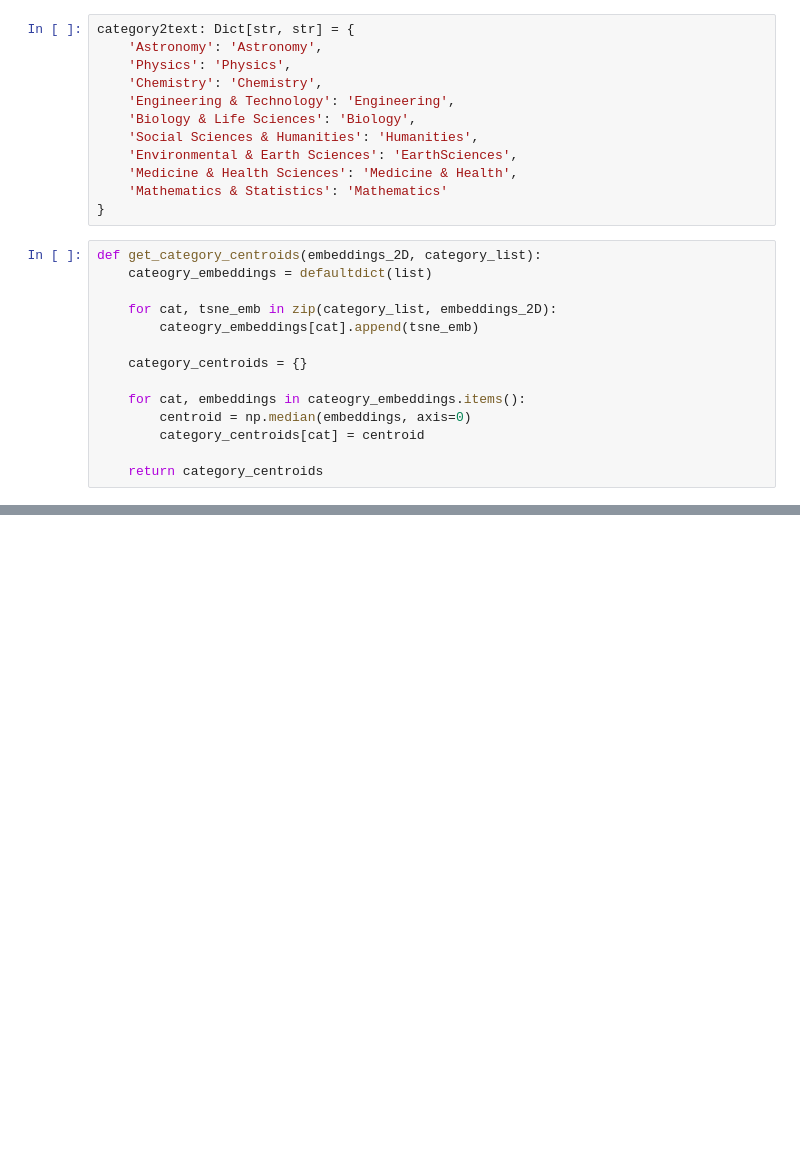
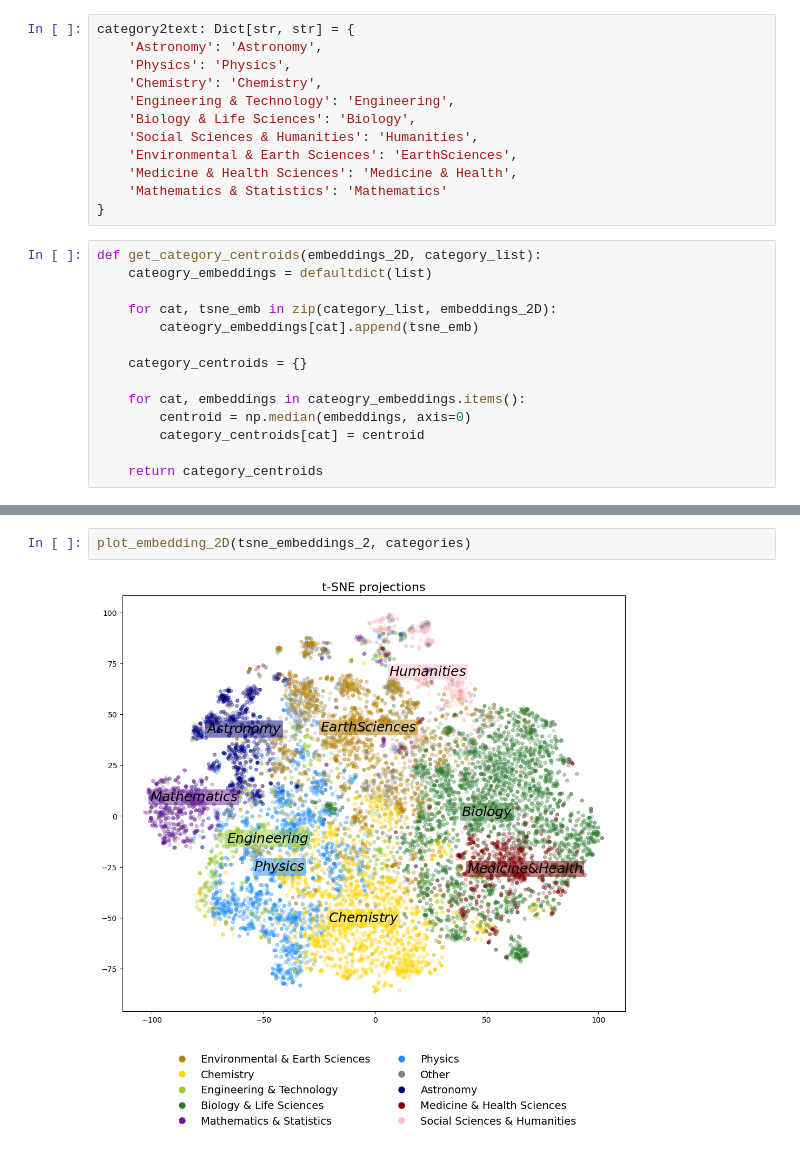
Before and after one commit to badrex/sci_scope, a Jupyter notebook: data_analysis/visualize_embeddings.ipynb, the cells around one changed output, grey strips where cells are left out. Cells and saved outputs as stored; diff of their text form; blank space fills up the shorter version.

```diff
--- a/data_analysis/visualize_embeddings.ipynb
+++ b/data_analysis/visualize_embeddings.ipynb
@@ -239,3 +242,7 @@ plot_embedding_2D(tsne_embeddings, categories)
+# %%
+plot_embedding_2D(tsne_embeddings_2, categories)
+# %% [output]
+[figure, added]
 # %%
 import umap
 
```
Also changed, not shown: parts of 9 cells of this notebook.
